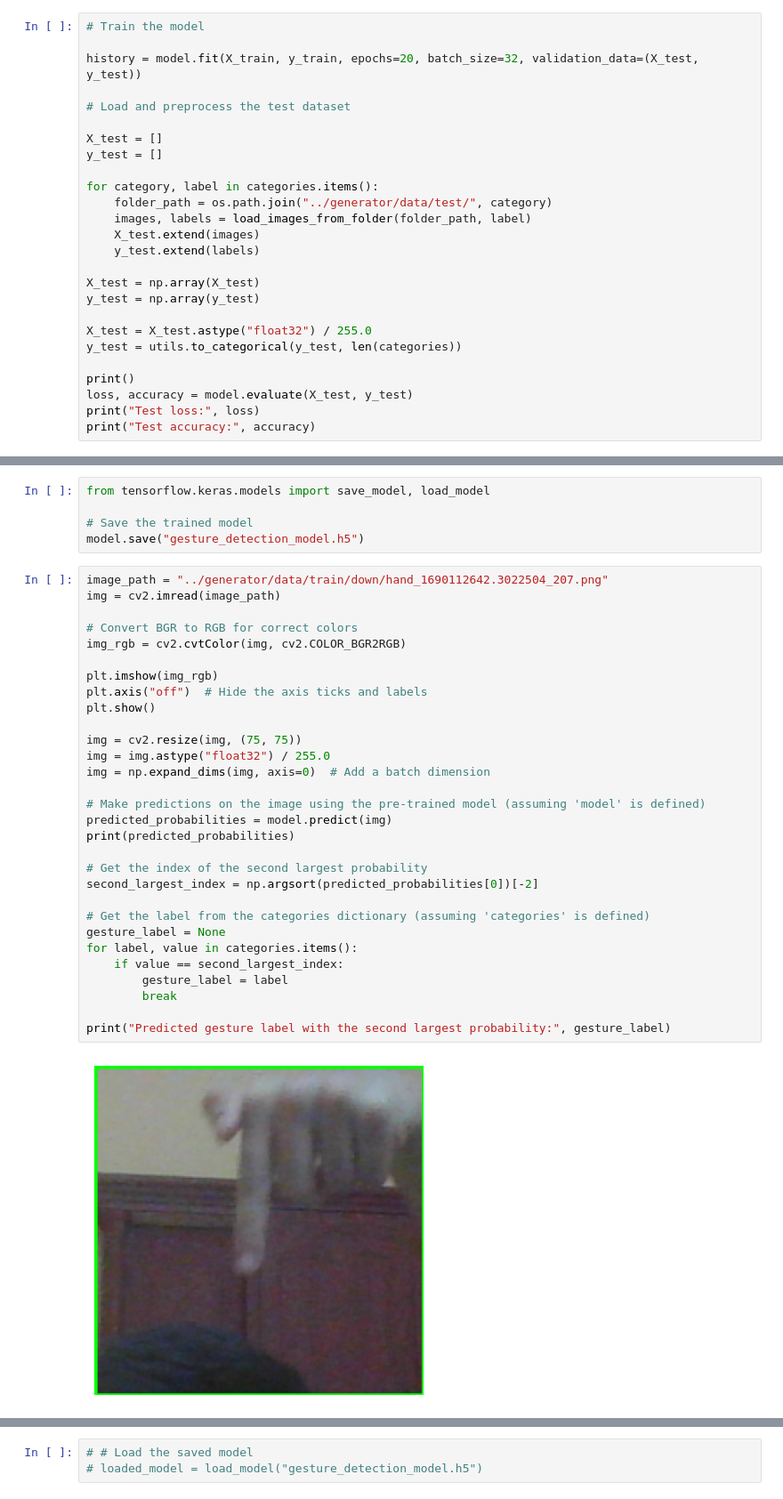
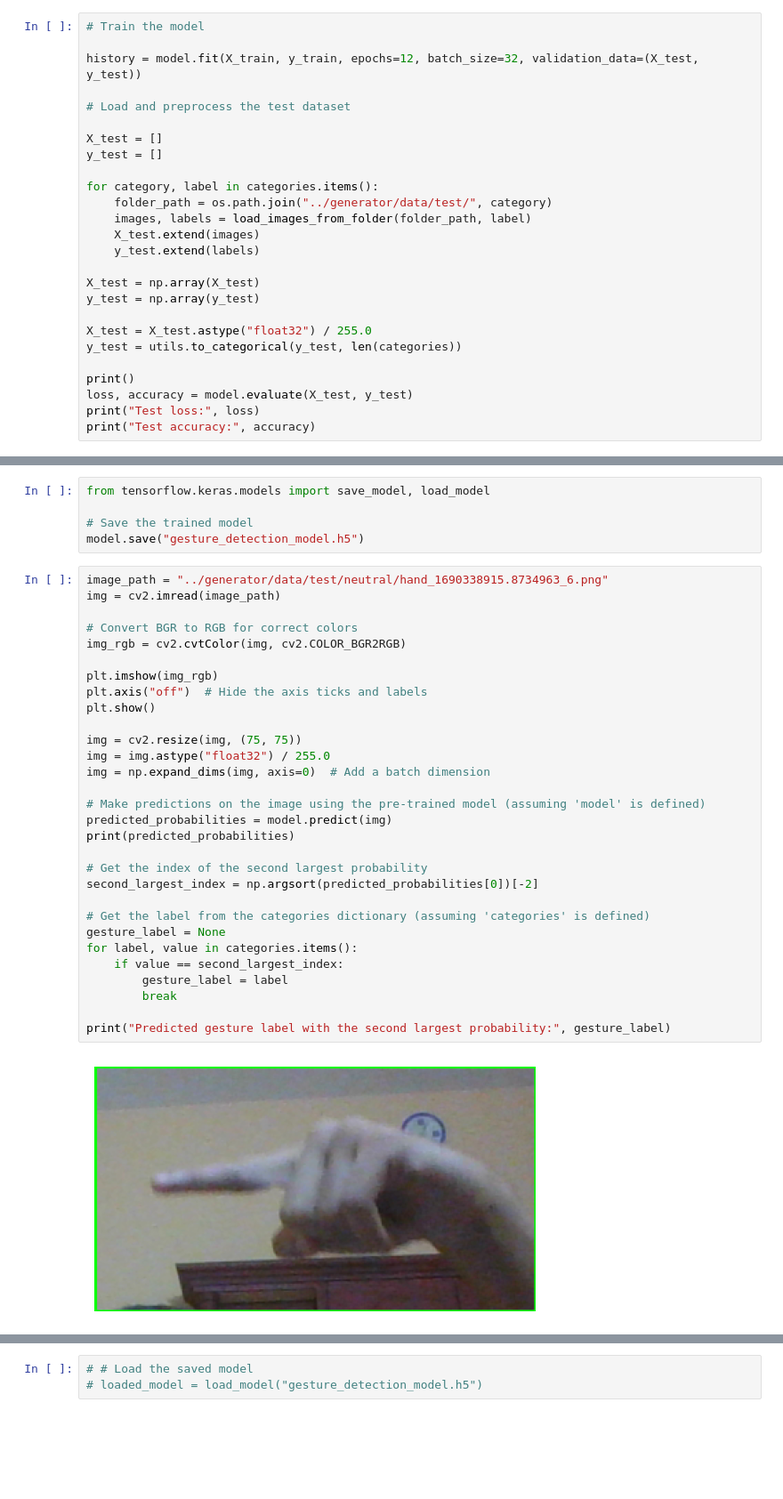
Before and after one commit to AnsahMohammad/gesture-scroll, a Jupyter notebook: docs/Hand_Gesture.ipynb, the cells around one changed output, grey strips where cells are left out. Shown: that part at 89% size. Cells and saved outputs as stored; diff of their text form; blank space fills up the shorter version.

```diff
--- a/docs/Hand_Gesture.ipynb
+++ b/docs/Hand_Gesture.ipynb
@@ -119,7 +119,7 @@ _________________________________________________________________
 # %%
 # Train the model
 
-history = model.fit(X_train, y_train, epochs=20, batch_size=32, validation_data=(X_test, y_test))
+history = model.fit(X_train, y_train, epochs=12, batch_size=32, validation_data=(X_test, y_test))
 
 # Load and preprocess the test dataset
 
@@ -186,34 +186,34 @@ from tensorflow.keras.models import save_model, load_model
 # Save the trained model
 model.save("gesture_detection_model.h5")
 # %%
-image_path = "../generator/data/train/down/hand_1690112642.3022504_207.png"
+image_path = "../generator/data/test/neutral/hand_1690338915.8734963_6.png"
 img = cv2.imread(image_path)
 
 # Convert BGR to RGB for correct colors
 img_rgb = cv2.cvtColor(img, cv2.COLOR_BGR2RGB)
 
 plt.imshow(img_rgb)
 plt.axis("off")  # Hide the axis ticks and labels
 plt.show()
 
 img = cv2.resize(img, (75, 75))
 img = img.astype("float32") / 255.0
 img = np.expand_dims(img, axis=0)  # Add a batch dimension
 
 # Make predictions on the image using the pre-trained model (assuming 'model' is defined)
 predicted_probabilities = model.predict(img)
 print(predicted_probabilities)
 
 # Get the index of the second largest probability
 second_largest_index = np.argsort(predicted_probabilities[0])[-2]
 
 # Get the label from the categories dictionary (assuming 'categories' is defined)
 gesture_label = None
 for label, value in categories.items():
     if value == second_largest_index:
         gesture_label = label
         break
 
 print("Predicted gesture label with the second largest probability:", gesture_label)
 # %% [output]
-[figure, old version]
+[figure, new version]
```
Also changed, not shown: parts of 5 cells of this notebook, 1 other file.
